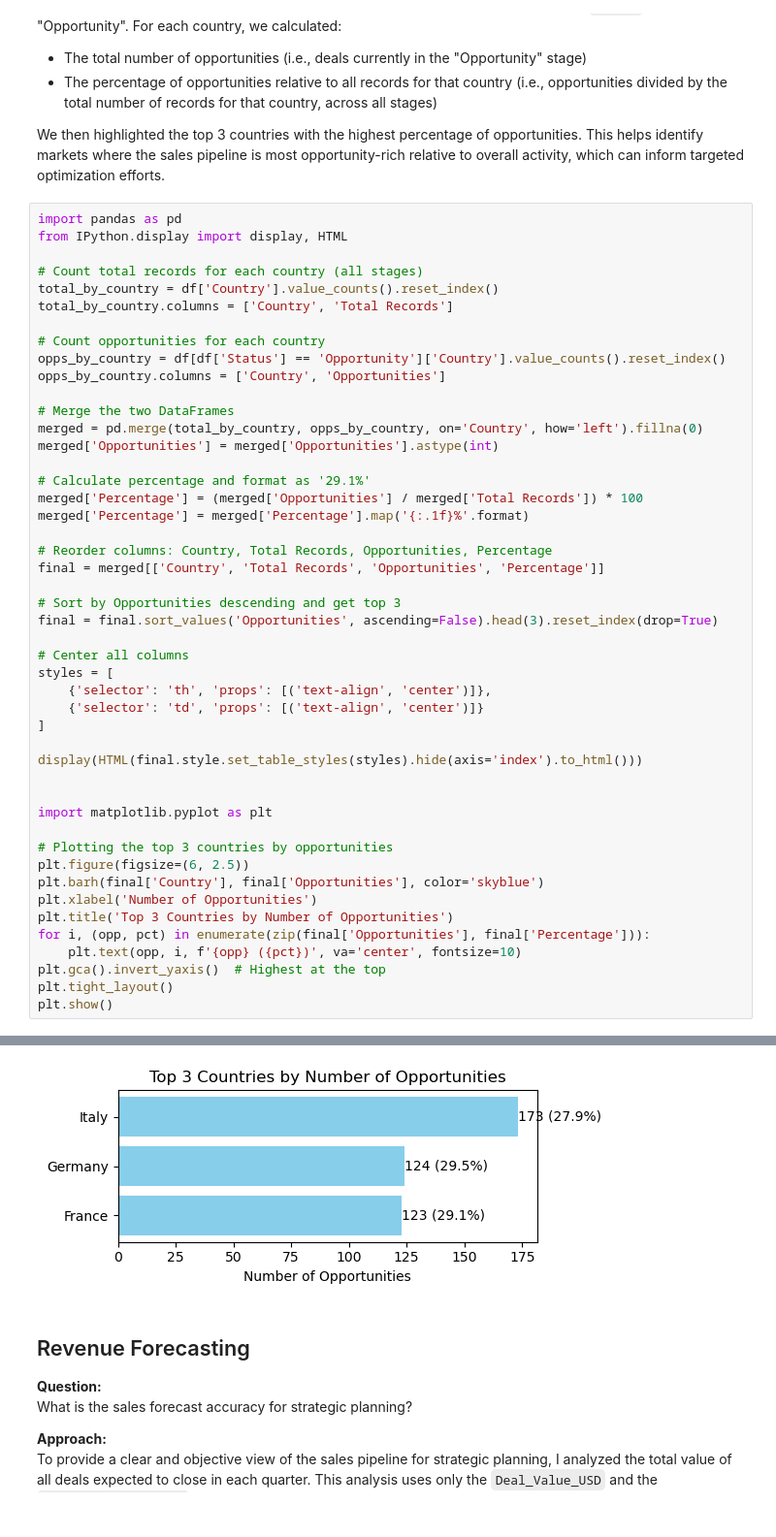
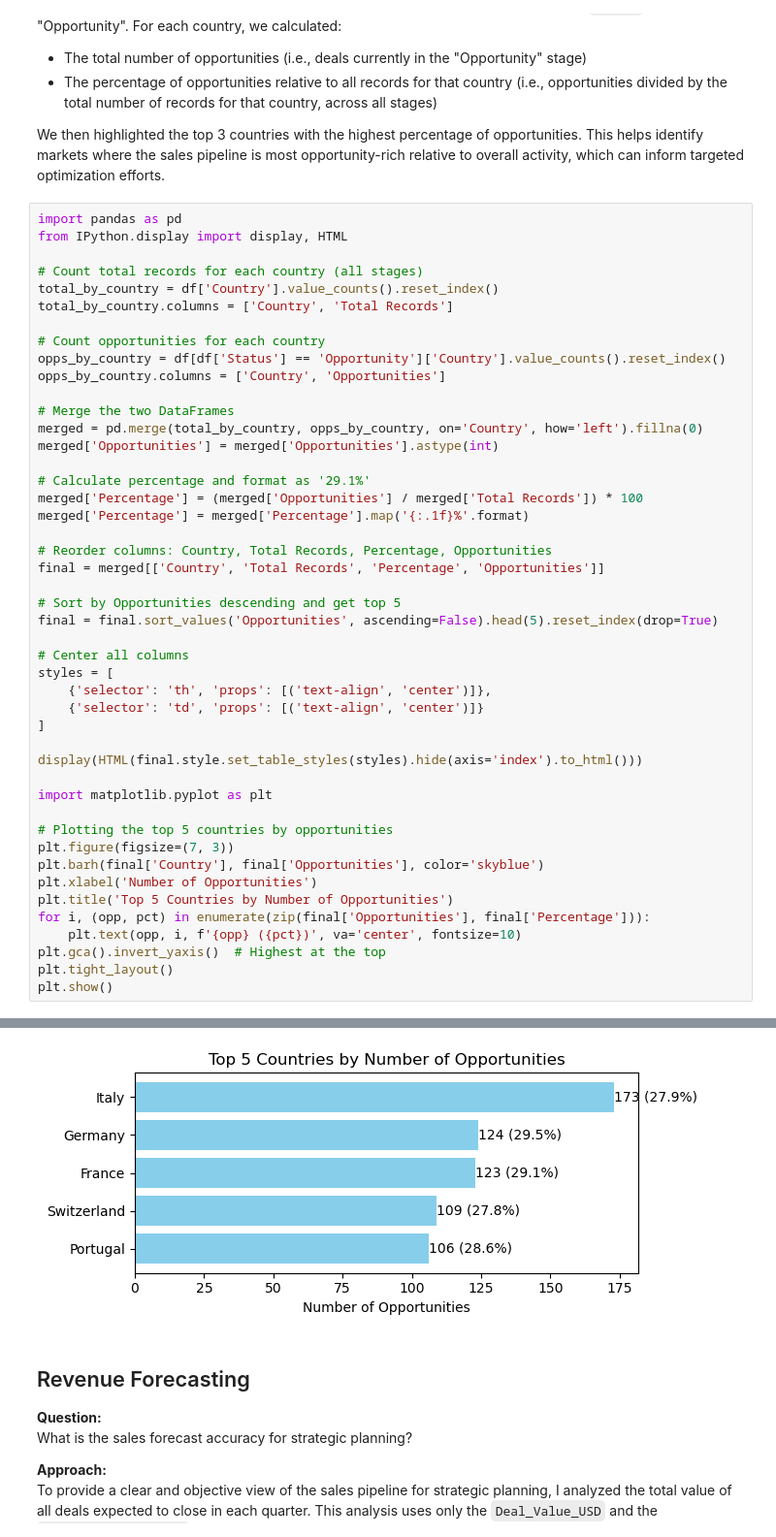
Before and after one commit to FarooqSyed0/CRM_Sales_Pipeline, a Jupyter notebook: src/impact_questions.ipynb, the cells around one changed output, grey strips where cells are left out. Shown at 97% size. Saved outputs shown, nothing was run; the diff lists cells and outputs as text.

```diff
--- a/src/impact_questions.ipynb
+++ b/src/impact_questions.ipynb
@@ -49,11 +49,11 @@ merged['Opportunities'] = merged['Opportunities'].astype(int)
 merged['Percentage'] = (merged['Opportunities'] / merged['Total Records']) * 100
 merged['Percentage'] = merged['Percentage'].map('{:.1f}%'.format)
 
-# Reorder columns: Country, Total Records, Opportunities, Percentage
-final = merged[['Country', 'Total Records', 'Opportunities', 'Percentage']]
+# Reorder columns: Country, Total Records, Percentage, Opportunities
+final = merged[['Country', 'Total Records', 'Percentage', 'Opportunities']]
 
-# Sort by Opportunities descending and get top 3
-final = final.sort_values('Opportunities', ascending=False).head(3).reset_index(drop=True)
+# Sort by Opportunities descending and get top 5
+final = final.sort_values('Opportunities', ascending=False).head(5).reset_index(drop=True)
 
 # Center all columns
 styles = [
@@ -63,14 +63,13 @@ styles = [
 
 display(HTML(final.style.set_table_styles(styles).hide(axis='index').to_html()))
 
-
 import matplotlib.pyplot as plt
 
-# Plotting the top 3 countries by opportunities
-plt.figure(figsize=(6, 2.5))
+# Plotting the top 5 countries by opportunities
+plt.figure(figsize=(7, 3))
 plt.barh(final['Country'], final['Opportunities'], color='skyblue')
 plt.xlabel('Number of Opportunities')
-plt.title('Top 3 Countries by Number of Opportunities')
+plt.title('Top 5 Countries by Number of Opportunities')
 for i, (opp, pct) in enumerate(zip(final['Opportunities'], final['Percentage'])):
     plt.text(opp, i, f'{opp} ({pct})', va='center', fontsize=10)
 plt.gca().invert_yaxis()  # Highest at the top
@@ -84,4 +85,4 @@ plt.show()
-[figure, old version]
+[figure, new version]
 # %% [markdown]
 ## Revenue Forecasting
 
```
Also changed, not shown: parts of 1 cell of this notebook.
